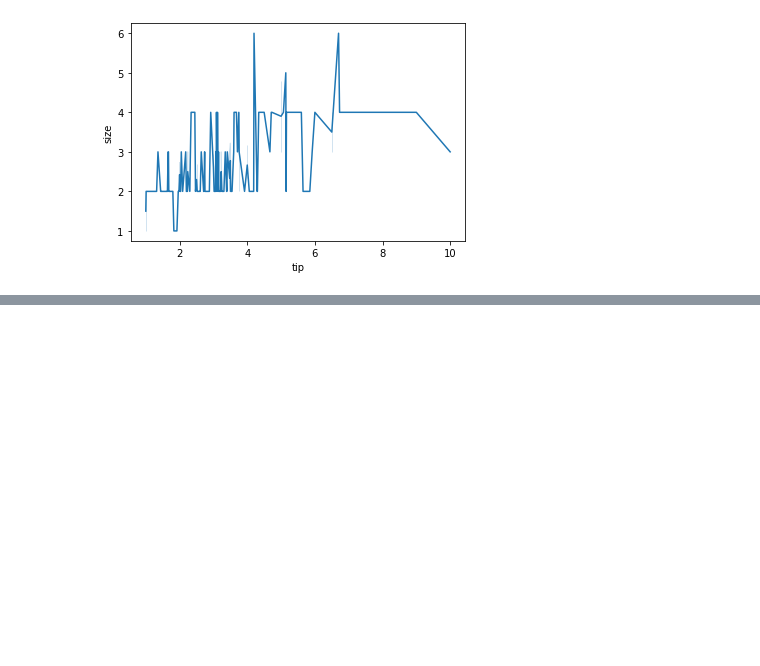
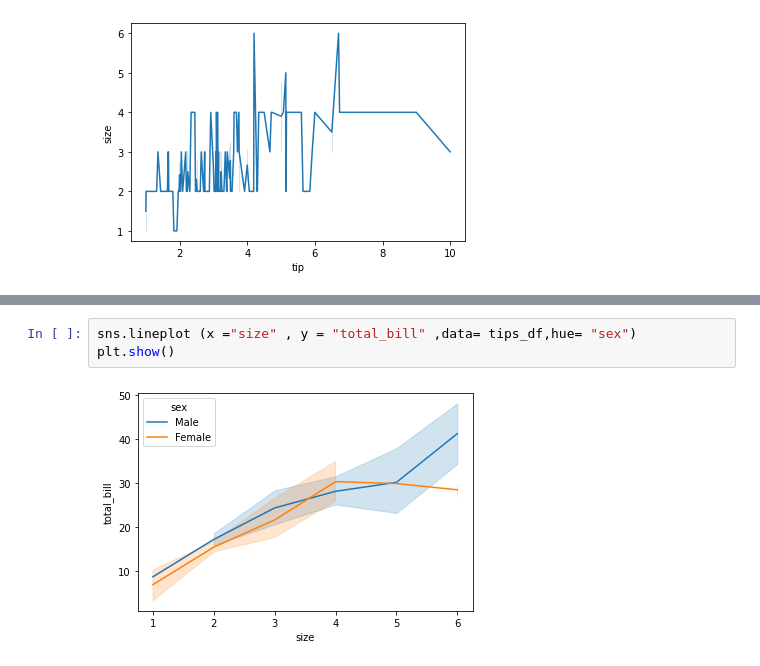
Before and after one commit to satya-ranjan/ML, a Jupyter notebook: Seaborn/Line plot.ipynb, the cells around one changed output, grey strips where cells are left out. Cells and saved outputs as stored; diff of their text form; blank space fills up the shorter version.

```diff
--- a/Seaborn/Line plot.ipynb
+++ b/Seaborn/Line plot.ipynb
@@ -52,0 +53,5 @@ sns.lineplot (x ="size" , y = "total_bill" ,data= tips_df)
+# %%
+sns.lineplot (x ="size" , y = "total_bill" ,data= tips_df,hue= "sex")
+plt.show()
+# %% [output]
+[figure, added]
```
Also changed, not shown: parts of 7 cells of this notebook.
